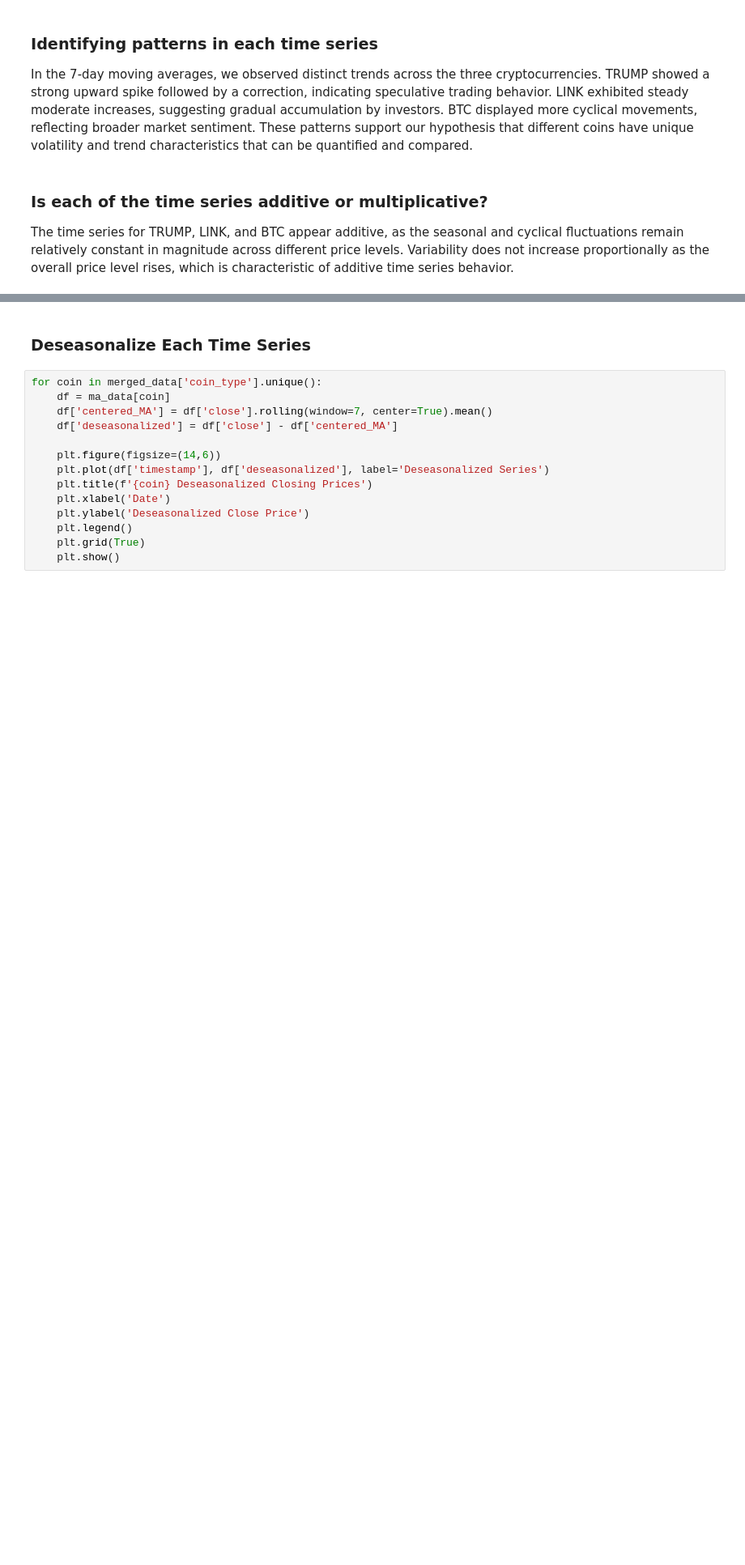
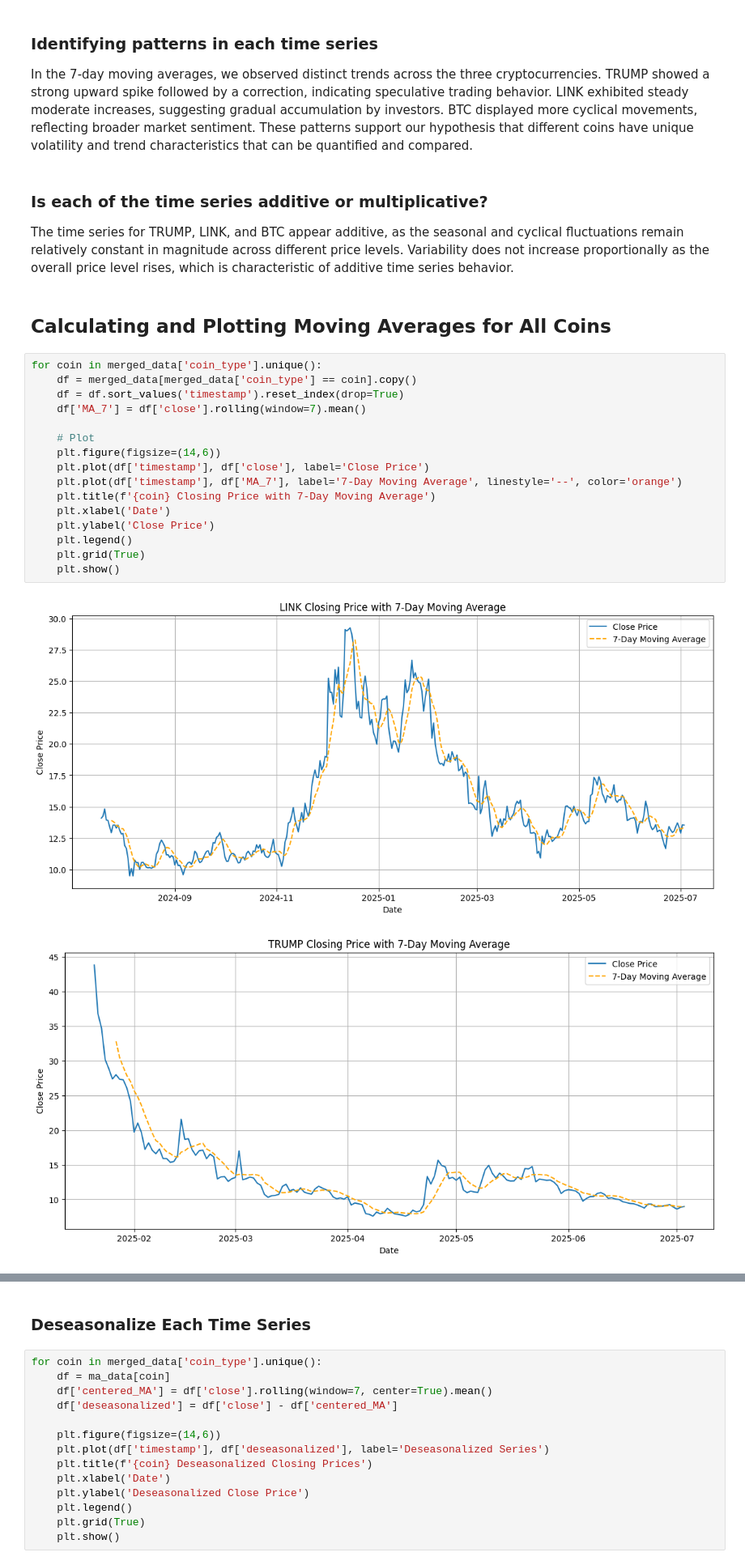
Before and after one commit to Eris-Leksi/-TRUMP-sentiment-analysis, a Jupyter notebook: script.ipynb, the cells around one changed output, grey strips where cells are left out. Shown at 81% size. Drawn from its saved outputs; the diff is of its cells as text; blank space fills up the shorter version.

```diff
--- a/script.ipynb
+++ b/script.ipynb
@@ -498,3 +498,24 @@ In the 7-day moving averages, we observed distinct trends across the three crypt
 ### Is each of the time series additive or multiplicative?
 
 The time series for TRUMP, LINK, and BTC appear additive, as the seasonal and cyclical fluctuations remain relatively constant in magnitude across different price levels. Variability does not increase proportionally as the overall price level rises, which is characteristic of additive time series behavior.
+# %% [markdown]
+## Calculating and Plotting Moving Averages for All Coins
+# %%
+for coin in merged_data['coin_type'].unique():
+    df = merged_data[merged_data['coin_type'] == coin].copy()
+    df = df.sort_values('timestamp').reset_index(drop=True)
+    df['MA_7'] = df['close'].rolling(window=7).mean()
+
+    # Plot
+    plt.figure(figsize=(14,6))
+    plt.plot(df['timestamp'], df['close'], label='Close Price')
+    plt.plot(df['timestamp'], df['MA_7'], label='7-Day Moving Average', linestyle='--', color='orange')
+    plt.title(f'{coin} Closing Price with 7-Day Moving Average')
+    plt.xlabel('Date')
+    plt.ylabel('Close Price')
+    plt.legend()
+    plt.grid(True)
+    plt.show()
+# %% [output]
+[figure, added]
+[figure, added]
```
Also changed, not shown: parts of 2 cells of this notebook.
